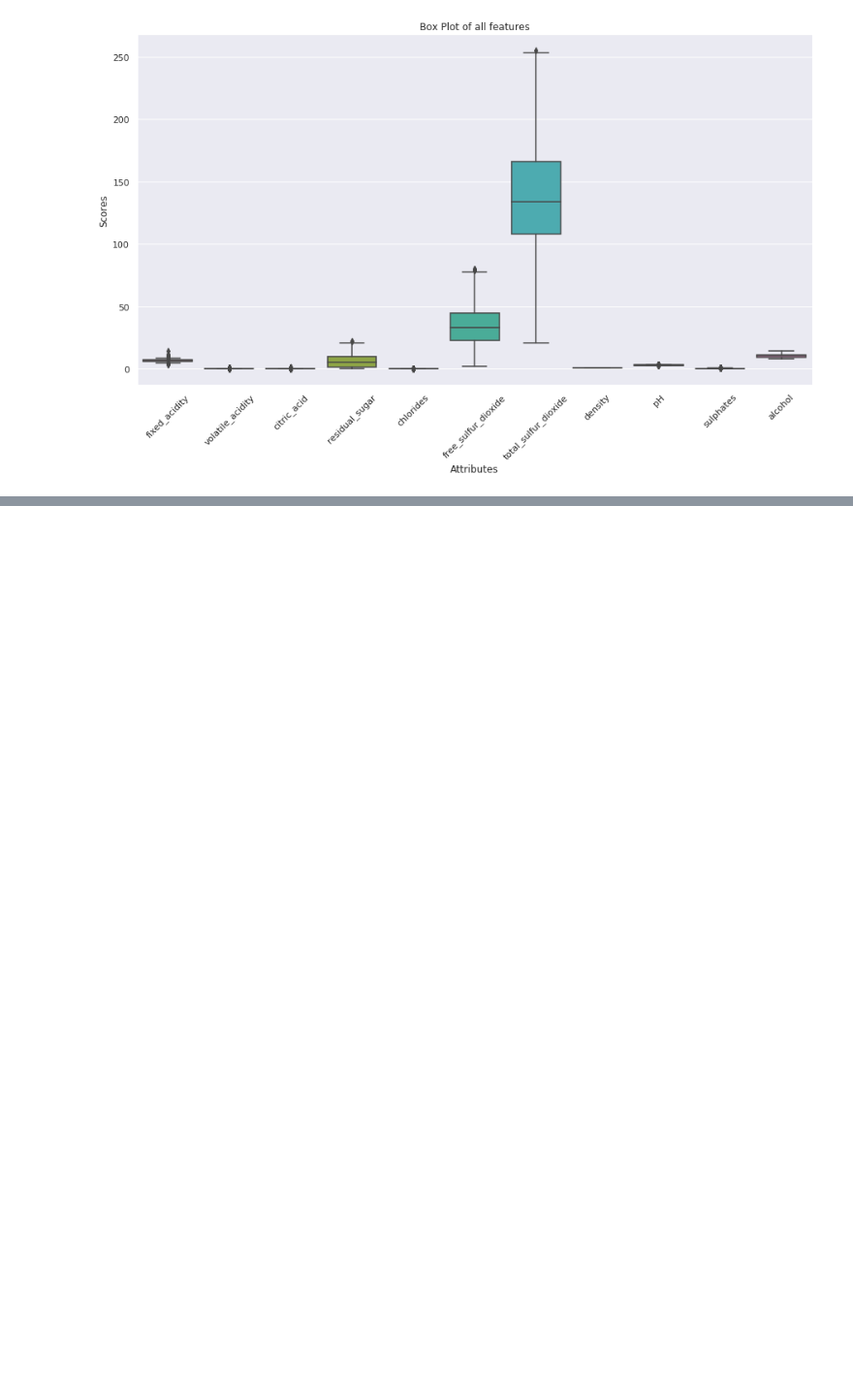
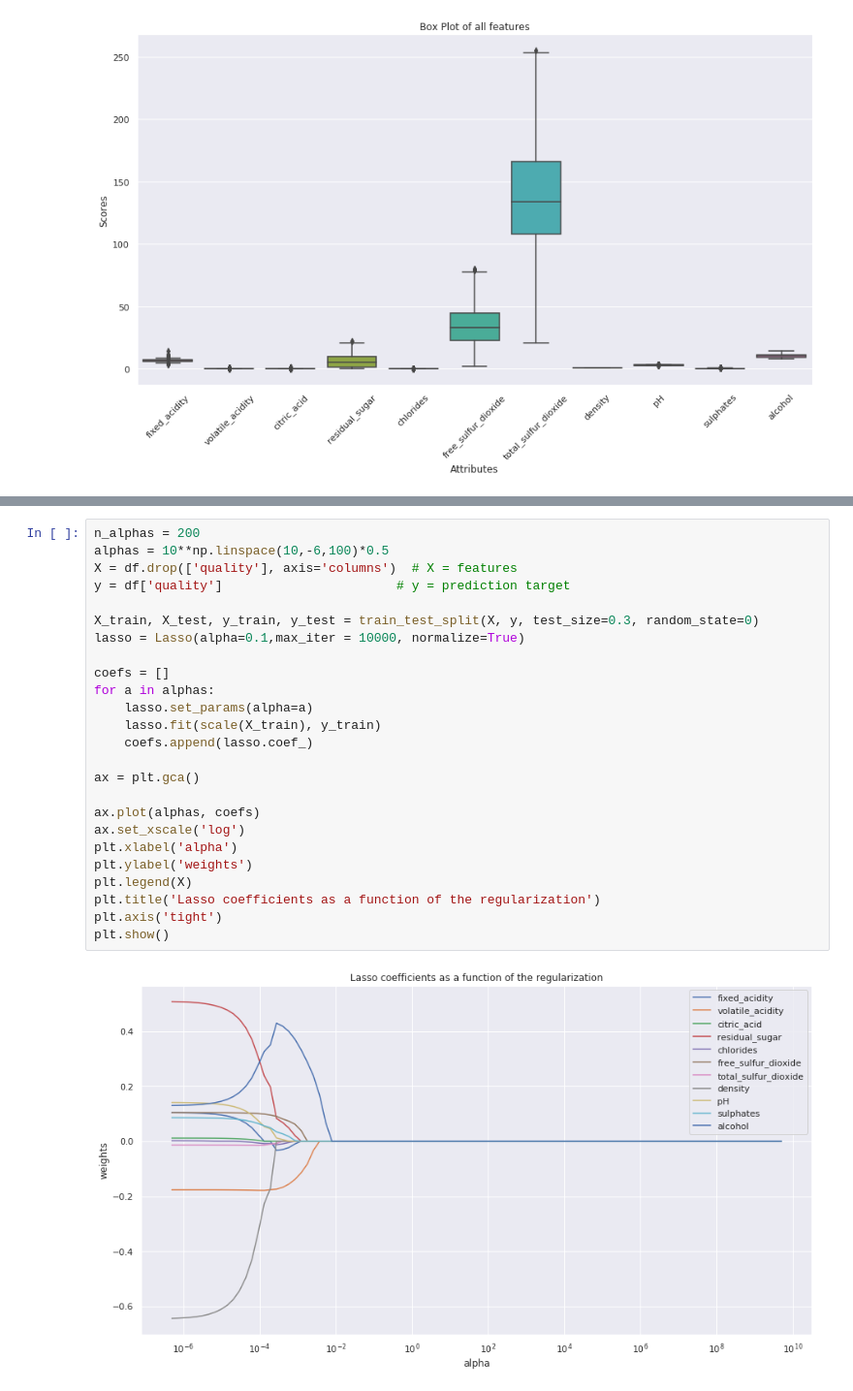
Before and after one commit to el-davo/machine-learning-assignment-2, a Jupyter notebook: main.ipynb, the cells around one changed output, grey strips where cells are left out. Shown at 97% size. Drawn from its saved outputs; the diff is of its cells as text; blank space fills up the shorter version.

```diff
--- a/main.ipynb
+++ b/main.ipynb
@@ -246,0 +326,27 @@ plt.setp(ax.get_xticklabels(), rotation=45)
+# %%
+n_alphas = 200
+alphas = 10**np.linspace(10,-6,100)*0.5
+X = df.drop(['quality'], axis='columns')  # X = features
+y = df['quality']                       # y = prediction target
+
+X_train, X_test, y_train, y_test = train_test_split(X, y, test_size=0.3, random_state=0)
+lasso = Lasso(alpha=0.1,max_iter = 10000, normalize=True)
+
+coefs = []
+for a in alphas:
+    lasso.set_params(alpha=a)
+    lasso.fit(scale(X_train), y_train)
+    coefs.append(lasso.coef_)
+
+ax = plt.gca()
+
+ax.plot(alphas, coefs)
+ax.set_xscale('log')
+plt.xlabel('alpha')
+plt.ylabel('weights')
+plt.legend(X)
+plt.title('Lasso coefficients as a function of the regularization')
+plt.axis('tight')
+plt.show()
+# %% [output]
+[figure, added]
```
Also changed, not shown: parts of 7 cells of this notebook.
